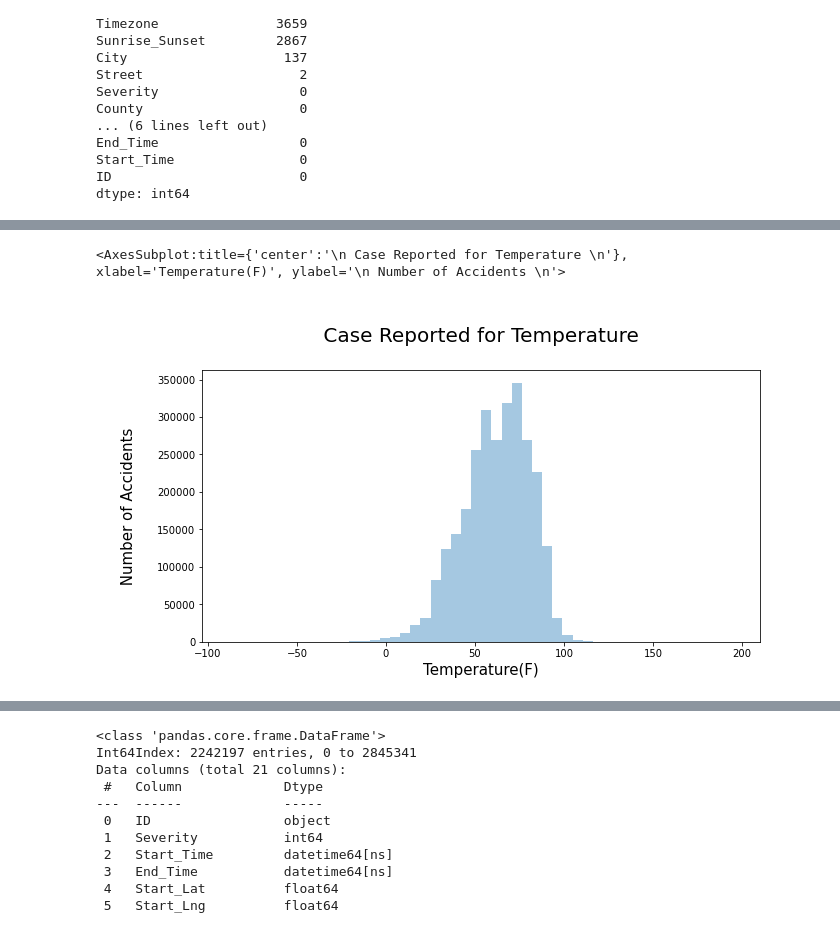
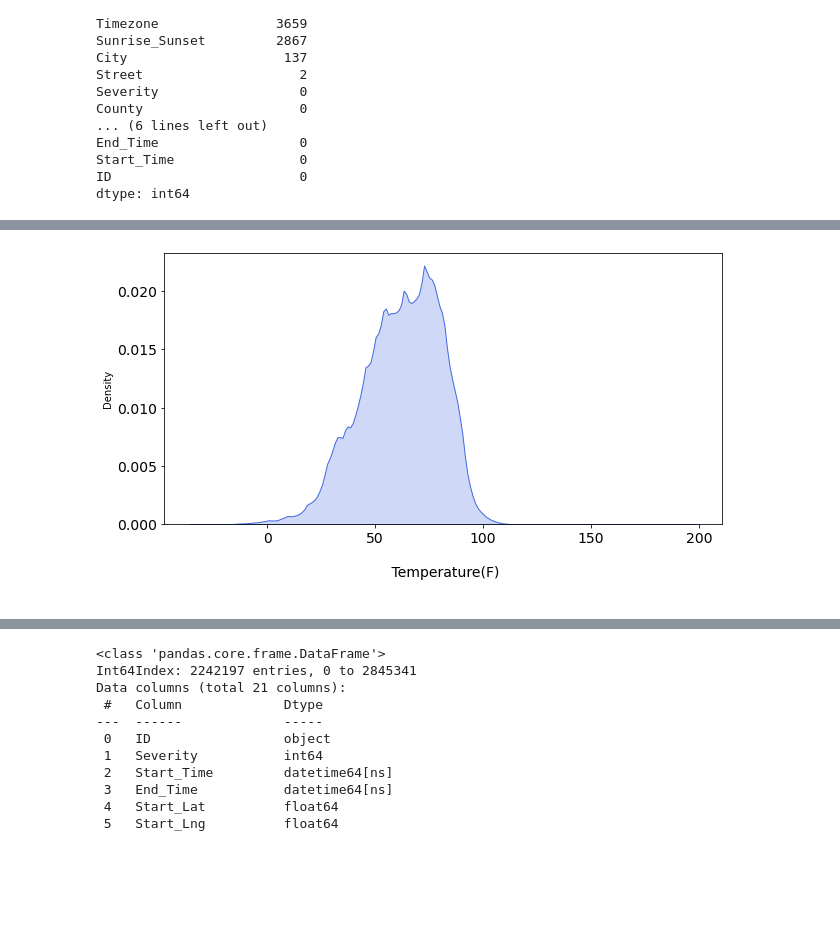
Before and after one commit to NikosKefalas/Car-Accidents-EDA, a Jupyter notebook: Analysis/Car Accident Analysis.ipynb, the cells around one changed output, grey strips where cells are left out. Cells and saved outputs as stored; diff of their text form; code cells hidden in the pictures; blank space fills up the shorter version.

```diff
--- a/Analysis/Car Accident Analysis.ipynb
+++ b/Analysis/Car Accident Analysis.ipynb
@@ -216,12 +240,12 @@ sns.distplot(accidents["Visibility(mi)"],kde=False)
 # %%
 plt.figure(figsize=(10,5))
-plt.title('\n Case Reported for Temperature \n', size=20)
-plt.ylabel('\n Number of Accidents \n', fontsize=15)
-plt.xlabel('\n Temperature(F)\n', fontsize=15)
-sns.distplot(accidents["Temperature(F)"],kde=False)
+plt.xlabel('\n Temperature(F)\n', fontsize=14)
+plt.xticks(fontsize=14)
+plt.yticks(fontsize=14)
+sns.kdeplot(accidents["Temperature(F)"],shade=True,color='royalblue')
+plt.savefig('Temp.png', transparent=True,bbox_inches='tight')
 # %% [output]
-<AxesSubplot:title={'center':'\n Case Reported for Temperature \n'}, xlabel='Temperature(F)', ylabel='\n Number of Accidents \n'>
-[figure, old version]
+[figure, new version]
 # %%
 plt.figure(figsize=(10,5))
 plt.title('\n Case Reported for Wind Speed \n', size=20)
```
Also changed, not shown: parts of 36 cells of this notebook, 1 other file.
